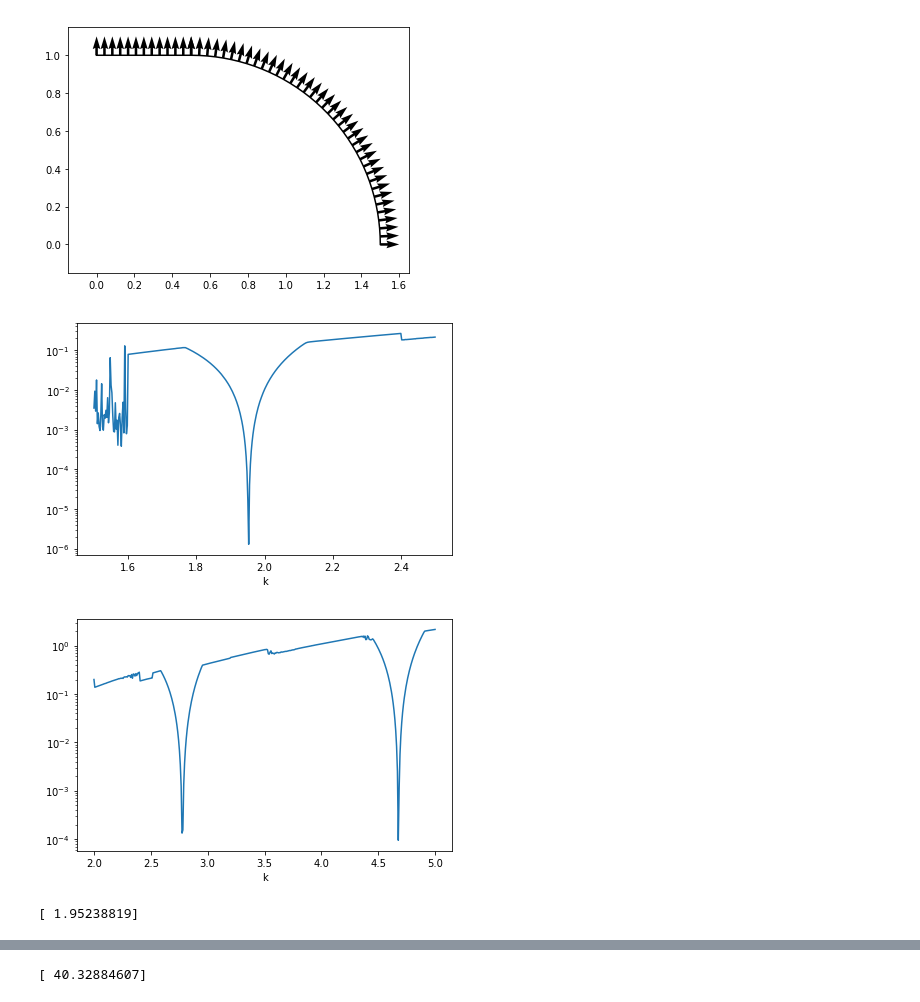
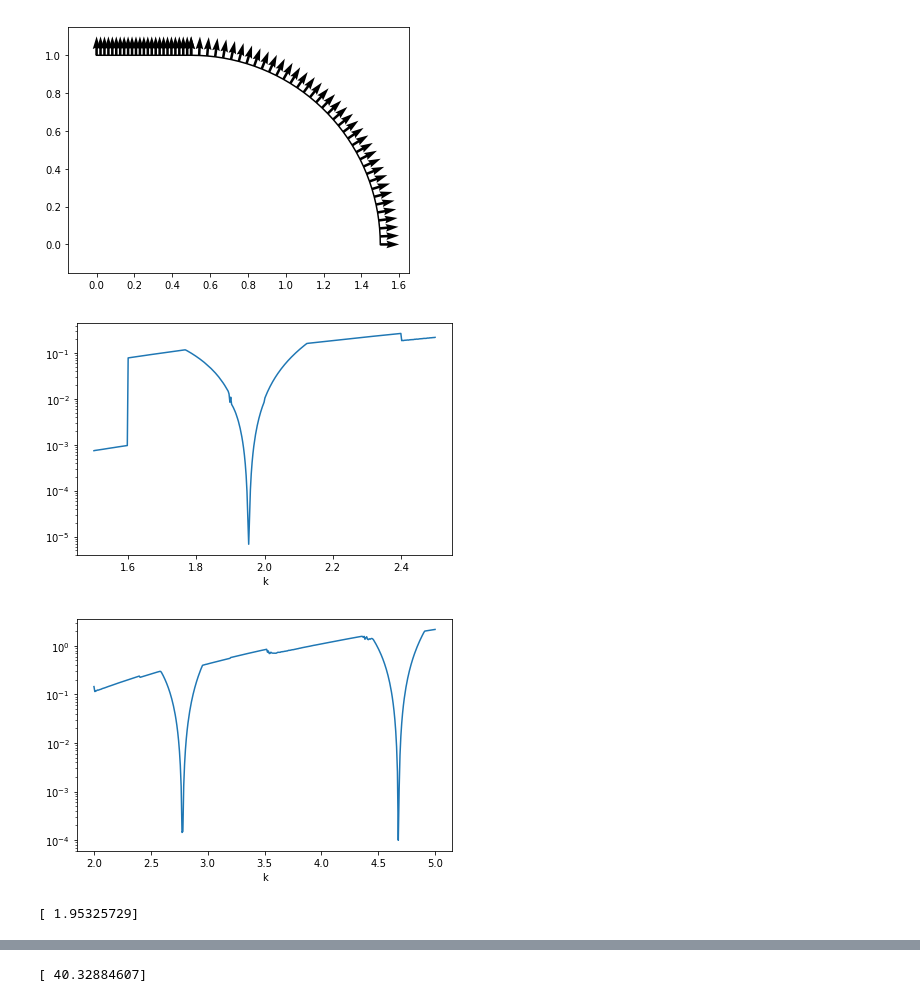
Before and after one commit to benokit/quantum-billiards, a Jupyter notebook: Quantum billiard test stadium.ipynb, the cells around one changed output, grey strips where cells are left out. Drawn from its saved outputs; the diff is of its cells as text; code cells hidden in the pictures.

```diff
--- a/Quantum billiard test stadium.ipynb
+++ b/Quantum billiard test stadium.ipynb
@@ -46,37 +45,38 @@ def circle_arc(t, R = 1, angle = 2*np.pi, **kwargs):
 # %%
 eps = 0.5
 params_1 = {"x0" : eps, "y0" : 1, "x1" : 0, "y1": 1 }
 line = cv.curve(line_r, line_n, line_arc, **params_1)
 params_2 = {"angle" : np.pi/2, "x0" : eps}
 circle = cv.curve(circle_r, circle_n, circle_arc, **params_2)
 
 curves = [circle, line]
 area = 0.5 * np.pi + eps
 dens = [10 for i in curves]
+dens[1] =20
 stadiumBilliard = bc.billiard_quarter(curves, area, point_densities= dens)
 stadiumBilliard.plot_boundary(M =5)
 # %% [output]
-[figure, old version]
+[figure, new version]
 # %%
 k1 = 1.50
 k2 = 2.50
 sym = 0
 stadiumBilliard.plot_tension( k1, k2, sym, N = 200, grid = 400)
 # %% [output]
-[figure, old version]
+[figure, new version]
 # %%
 k1 = 2.0
 k2 = 5.0
 sym = 2
 stadiumBilliard.plot_tension( k1, k2, sym, N = 200, grid = 400)
 # %% [output]
-[figure, old version]
+[figure, new version]
 # %%
 k0 = 1.9
 dk = 0.1
-N = 200
+N = 400
 sym = 0
 VSresult = stadiumBilliard.scaling_eigenvalues(N, k0, dk, sym)
 print(VSresult)
 # %% [output]
-[ 1.95238819]
+[ 1.95325729]
```
Also changed, not shown: parts of 9 cells of this notebook, 5 other files.
